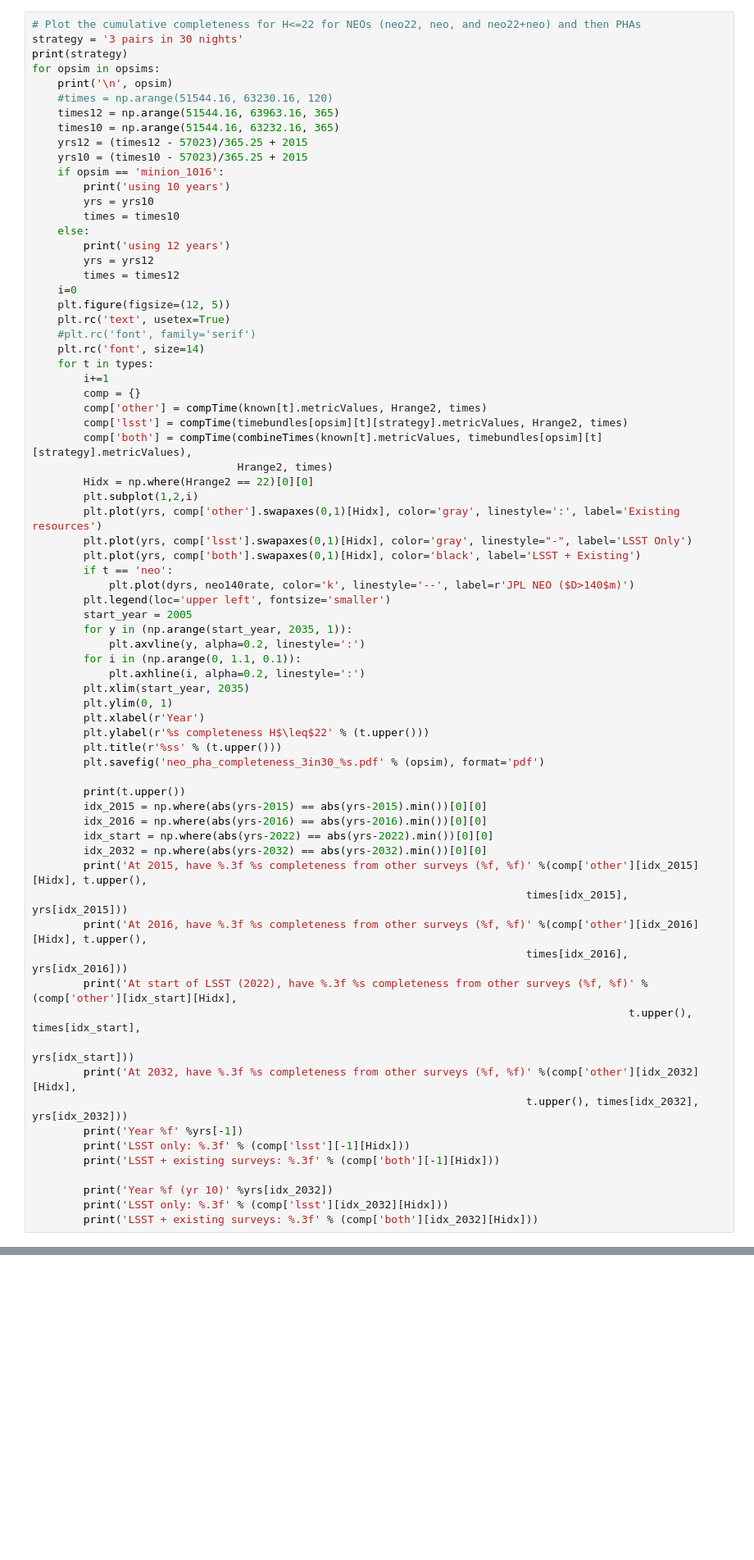
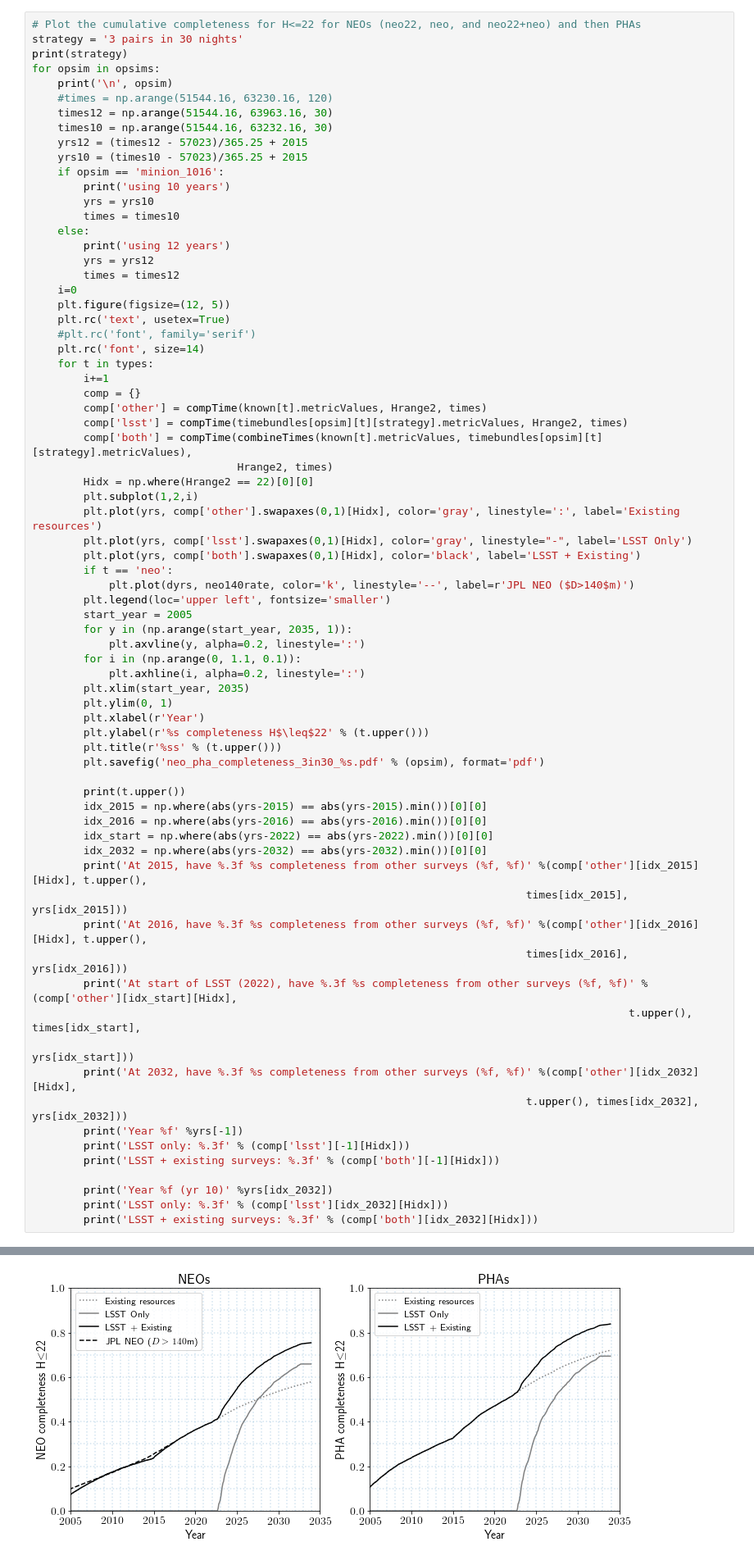
Before and after one commit to lsst-pst/neo_capabilities, a Jupyter notebook: data/Bright Objects Discovery Boost.ipynb, the cells around one changed output, grey strips where cells are left out. Shown at 82% size. Saved outputs shown, nothing was run; the diff lists cells and outputs as text; blank space fills up the shorter version.

```diff
--- a/data/Bright Objects Discovery Boost.ipynb
+++ b/data/Bright Objects Discovery Boost.ipynb
@@ -355,8 +356,8 @@ print(strategy)
 for opsim in opsims:
     print('\n', opsim)
     #times = np.arange(51544.16, 63230.16, 120)
-    times12 = np.arange(51544.16, 63963.16, 365)
-    times10 = np.arange(51544.16, 63232.16, 365)
+    times12 = np.arange(51544.16, 63963.16, 30)
+    times10 = np.arange(51544.16, 63232.16, 30)
     yrs12 = (times12 - 57023)/365.25 + 2015
     yrs10 = (times10 - 57023)/365.25 + 2015
     if opsim == 'minion_1016':
@@ -441,4 +442,5 @@ LSST + existing surveys: 0.846
 [figure]
 [figure]
 [figure]
 [figure]
+[figure, added]
```
Also changed, not shown: parts of 3 cells of this notebook, 22 other files.
